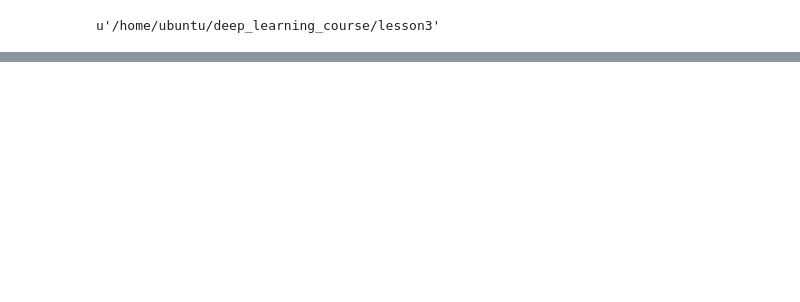
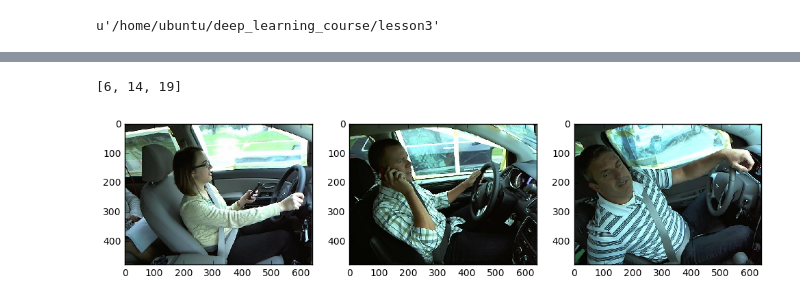
Before and after one commit to bfortuner/deep_learning_course, a Jupyter notebook: lesson3/StateFarm.ipynb, the cells around one changed output, grey strips where cells are left out. Drawn from its saved outputs; the diff is of its cells as text; code cells hidden in the pictures; blank space fills up the shorter version.

```diff
--- a/lesson3/StateFarm.ipynb
+++ b/lesson3/StateFarm.ipynb
@@ -230,9 +238,11 @@ copy_random_files(current_filepath, new_filepath, SAMPLE_TEST_COUNT, 'jpg')
 from keras.preprocessing import image
 from utils.utils import plots
 
-#Helper function to plot images by index in the validation set
-def plots_idx(idx, titles=None):
-    plots([image.load_img(valid_path + filenames[i]) for i in idx], titles=titles)
+#Count of images to visualize
+NUM_IMAGES_TO_VIEW=3
 
-#Number of images to view for each visualization task
-n_view = 4
+#Plot images by index in directory
+def plots_images_by_index(indicies_array, directory_path, titles=None):
+    filenames = get_filenames_in_dir(directory_path)
+    plots([image.load_img(directory_path + filenames[i]) for i in indicies_array],
+          titles=titles)
@@ -246,0 +249,10 @@ Image.open(data_path + 'c2/' + filenames[2])
+# %%
+from random import randint
+random_indices = [randint(0,25) for i in range(NUM_IMAGES_TO_VIEW)]
+print random_indices
+
+#plot some test images
+plots_images_by_index(random_indices,test_path)
+# %% [output]
+[6, 14, 19]
+[figure, added]
```
Also changed, not shown: parts of 28 cells of this notebook.
